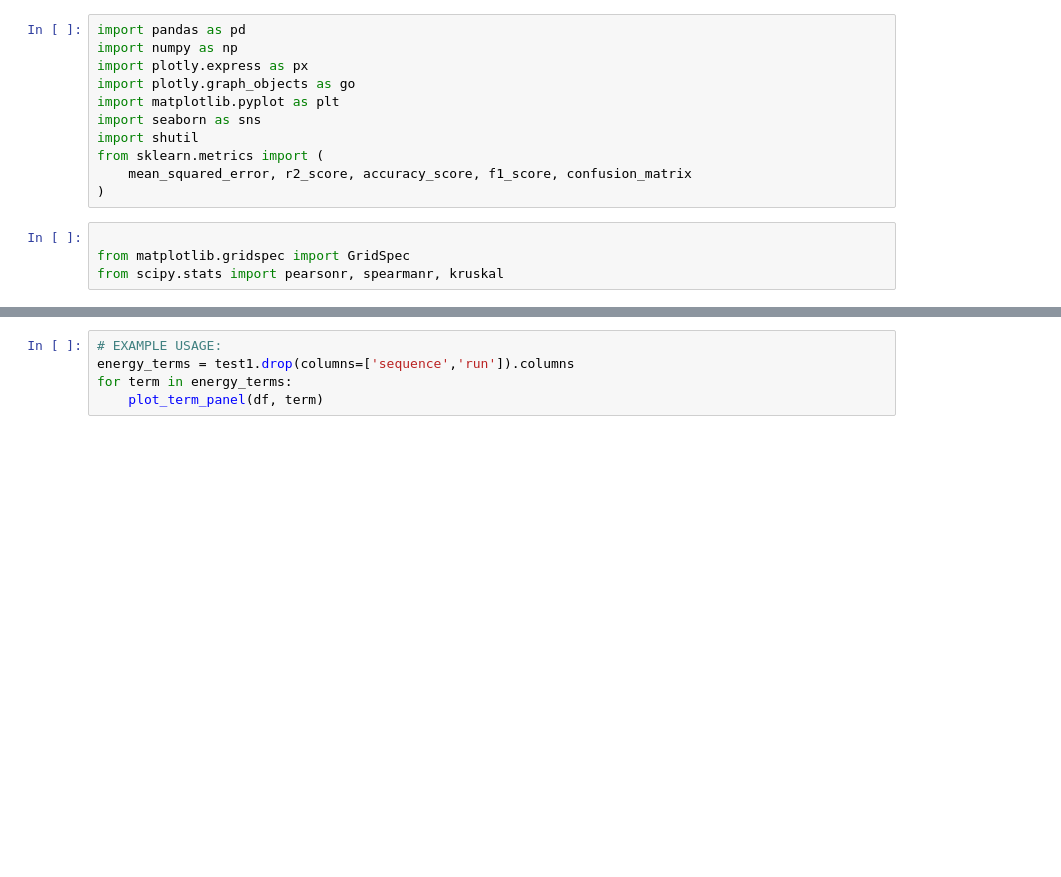
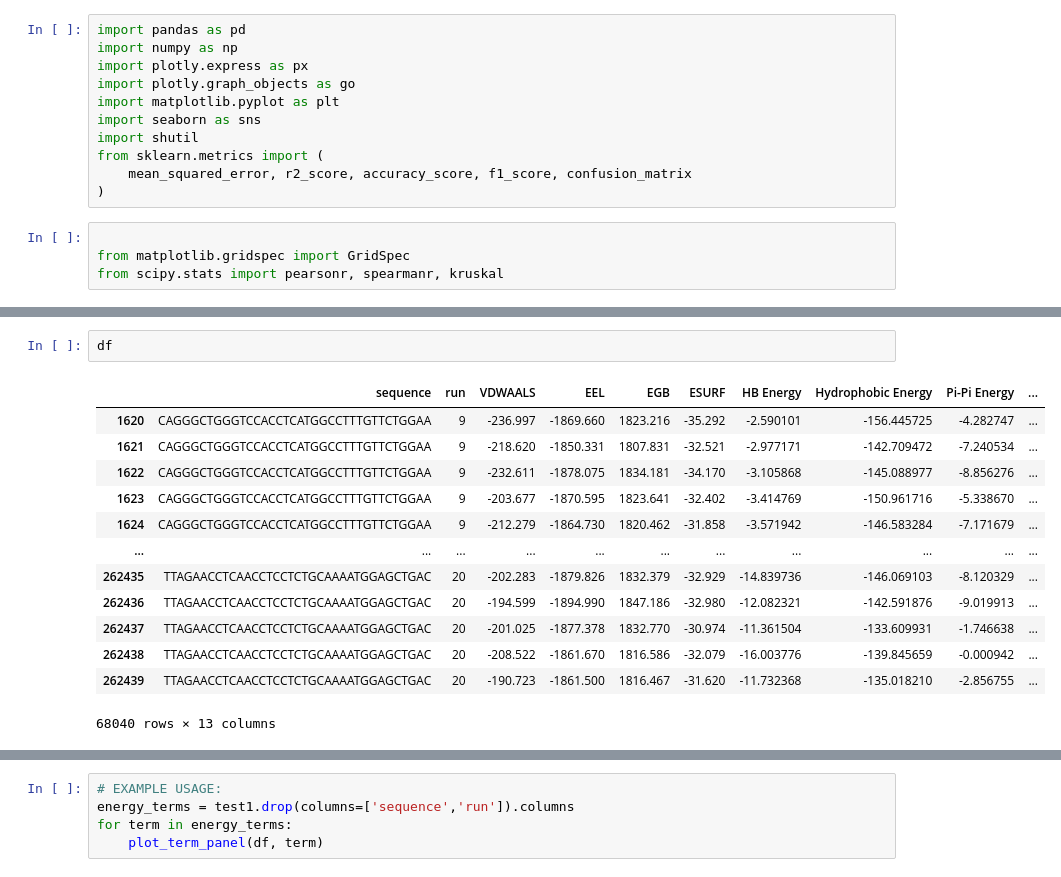
Before and after one commit to Nakshatra120/ML-Protein-DNA-Binding-Affinity, a Jupyter notebook: NOTEBOOK/full_notebook.ipynb, the cells around one changed output, grey strips where cells are left out. Saved outputs shown, nothing was run; the diff lists cells and outputs as text; blank space fills up the shorter version.

```diff
--- a/NOTEBOOK/full_notebook.ipynb
+++ b/NOTEBOOK/full_notebook.ipynb
@@ -42,0 +78,16 @@ def eta_squared(kruskal_stat, num_groups, total_size):
+# %%
+df
+# %% [output]
+|  | sequence | run | VDWAALS | EEL | EGB | ESURF | HB Energy | Hydrophobic Energy | Pi-Pi Energy | ... |
+| 1620 | CAGGGCTGGGTCCACCTCATGGCCTTTGTTCTGGAA | 9 | -236.997 | -1869.660 | 1823.216 | -35.292 | -2.590101 | -156.445725 | -4.282747 | ... |
+| 1621 | CAGGGCTGGGTCCACCTCATGGCCTTTGTTCTGGAA | 9 | -218.620 | -1850.331 | 1807.831 | -32.521 | -2.977171 | -142.709472 | -7.240534 | ... |
+| 1622 | CAGGGCTGGGTCCACCTCATGGCCTTTGTTCTGGAA | 9 | -232.611 | -1878.075 | 1834.181 | -34.170 | -3.105868 | -145.088977 | -8.856276 | ... |
+| 1623 | CAGGGCTGGGTCCACCTCATGGCCTTTGTTCTGGAA | 9 | -203.677 | -1870.595 | 1823.641 | -32.402 | -3.414769 | -150.961716 | -5.338670 | ... |
+| 1624 | CAGGGCTGGGTCCACCTCATGGCCTTTGTTCTGGAA | 9 | -212.279 | -1864.730 | 1820.462 | -31.858 | -3.571942 | -146.583284 | -7.171679 | ... |
+| ... | ... | ... | ... | ... | ... | ... | ... | ... | ... | ... |
+| 262435 | TTAGAACCTCAACCTCCTCTGCAAAATGGAGCTGAC | 20 | -202.283 | -1879.826 | 1832.379 | -32.929 | -14.839736 | -146.069103 | -8.120329 | ... |
+| 262436 | TTAGAACCTCAACCTCCTCTGCAAAATGGAGCTGAC | 20 | -194.599 | -1894.990 | 1847.186 | -32.980 | -12.082321 | -142.591876 | -9.019913 | ... |
+| 262437 | TTAGAACCTCAACCTCCTCTGCAAAATGGAGCTGAC | 20 | -201.025 | -1877.378 | 1832.770 | -30.974 | -11.361504 | -133.609931 | -1.746638 | ... |
+| 262438 | TTAGAACCTCAACCTCCTCTGCAAAATGGAGCTGAC | 20 | -208.522 | -1861.670 | 1816.586 | -32.079 | -16.003776 | -139.845659 | -0.000942 | ... |
+| 262439 | TTAGAACCTCAACCTCCTCTGCAAAATGGAGCTGAC | 20 | -190.723 | -1861.500 | 1816.467 | -31.620 | -11.732368 | -135.018210 | -2.856755 | ... |
+68040 rows × 13 columns
```
Also changed, not shown: parts of 14 cells of this notebook.
